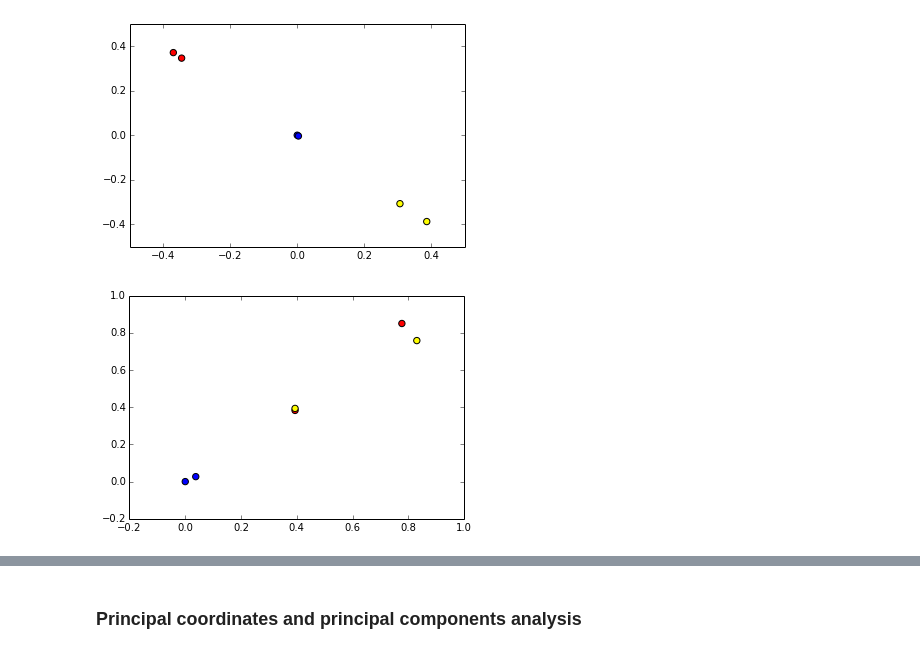
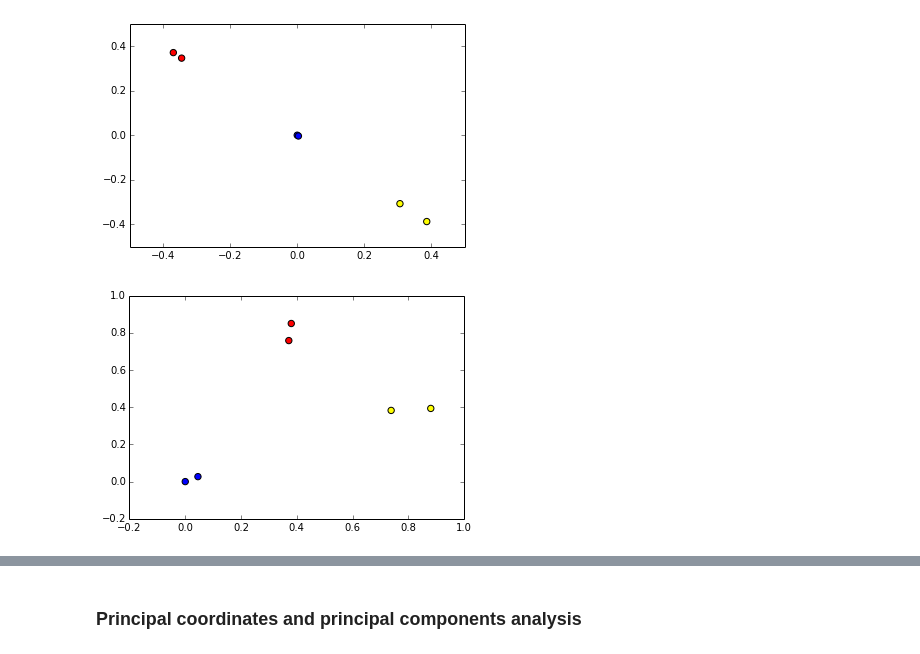
Before and after one commit to applied-bioinformatics/An-Introduction-To-Applied-Bioinformatics, a Jupyter notebook: applications/1-biological-diversity.ipynb, the cells around one changed output, grey strips where cells are left out. Drawn from its saved outputs; the diff is of its cells as text; code cells hidden in the pictures.

```diff
--- a/applications/1-biological-diversity.ipynb
+++ b/applications/1-biological-diversity.ipynb
@@ -616,7 +617,7 @@ d = dendrogram(lm, labels=labels, orientation='right',
 # %% [output]
 [figure]
 # %%
-labels = [sample_metadata[sid]['person'] for sid in sample_ids]
+labels = [human_microbiome_sample_md[sid]['person'] for sid in sample_ids]
 d = dendrogram(lm, labels=labels, orientation='right',
                link_color_func=lambda x: 'black')
 # %% [output]
@@ -679,8 +680,8 @@ def compute_axis_values(dm, endpoint1, endpoint2):
         result[e] = (d**2 + d1**2 - d2**2) / (2 * d)
     return d, [result[e] for e in dm.ids]
 # %%
-d, a1_values = compute_axis_values(ex_dm, 'B', 'E')
-for sid, a1_value in zip(ex_dm.ids, a1_values):
+d, a1_values = compute_axis_values(human_microbiome_dm, 'B', 'E')
+for sid, a1_value in zip(human_microbiome_dm.ids, a1_values):
     print sid, a1_value
 # %% [output]
 A 0.0863586956522
@@ -690,8 +691,8 @@ D 0.431793478261
 E 0.92
 F 0.774184782609
 # %%
-d, a2_values = compute_axis_values(ex_dm, 'D', 'E')
-for sid, a2_value in zip(ex_dm.ids, a2_values):
+d, a2_values = compute_axis_values(human_microbiome_dm, 'D', 'E')
+for sid, a2_value in zip(human_microbiome_dm.ids, a2_values):
     print sid, a2_value
 # %% [output]
 A 0.371193181818
@@ -731,9 +732,9 @@ Generally, you would compute the polar ordination axes for all possible axes. Yo
 from scipy.stats import spearmanr
 
 data = []
-for i, sample_id1 in enumerate(ex_dm.ids):
-    for sample_id2 in ex_dm.ids[:i]:
-        d, axis_values = compute_axis_values(ex_dm, sample_id1, sample_id2)
+for i, sample_id1 in enumerate(human_microbiome_dm.ids):
+    for sample_id2 in human_microbiome_dm.ids[:i]:
+        d, axis_values = compute_axis_values(human_microbiome_dm, sample_id1, sample_id2)
         r, p = spearmanr(a1_values, axis_values)
         data.append((d, abs(r), sample_id1, sample_id2, axis_values))
 
@@ -845,19 +847,19 @@ ord_plot = scatter(transformed_matrix2[0], transformed_matrix2[1], s=40, c=c)
 # %%
 from random import shuffle
 
-shuffled_sample_ids = ['A', 'B', 'C', 'D', 'E', 'F']
+shuffled_sample_ids = list(sample_ids)
 shuffle(shuffled_sample_ids)
 
 shuffled_dm = DistanceMatrix(dm_data, shuffled_sample_ids)
 
 d, shuffled_a1_values = compute_axis_values(shuffled_dm, 'E', 'B')
 d, shuffled_a2_values = compute_axis_values(shuffled_dm, 'E', 'D')
 
 shuffled_matrix1 = [shuffled_a1_values, shuffled_a2_values]
 ord_plot = scatter(shuffled_matrix1[0], shuffled_matrix1[1], s=40,
-                   c=[colors[sample_metadata[e]['body_habitat']] for e in shuffled_dm.ids])
+                   c=[colors[human_microbiome_sample_md[e]['body_habitat']] for e in shuffled_dm.ids])
 # %% [output]
-[figure, old version]
+[figure, new version]
 # %%
 transformed_matrix1, transformed_matrix2, m2 = procrustes(matrix1, shuffled_matrix1)
 print m2
```
Also changed, not shown: parts of 15 cells of this notebook.
